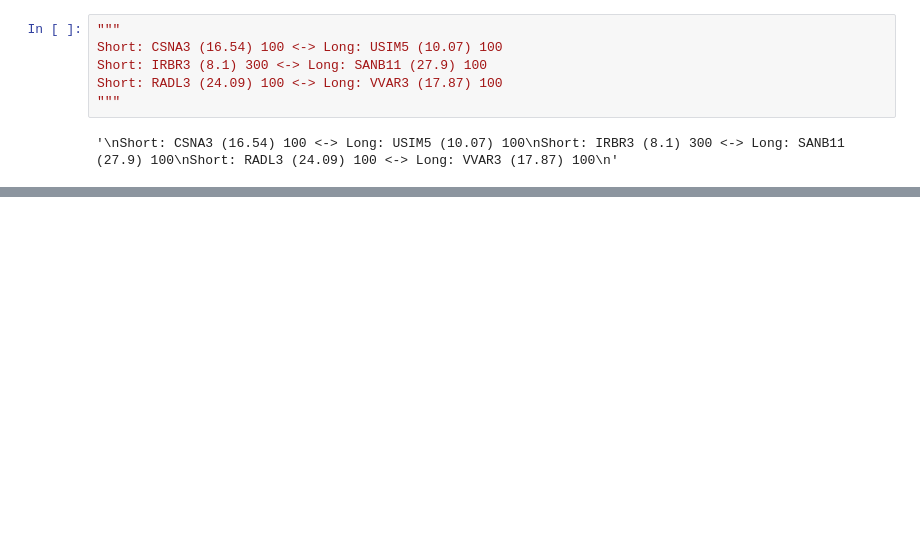
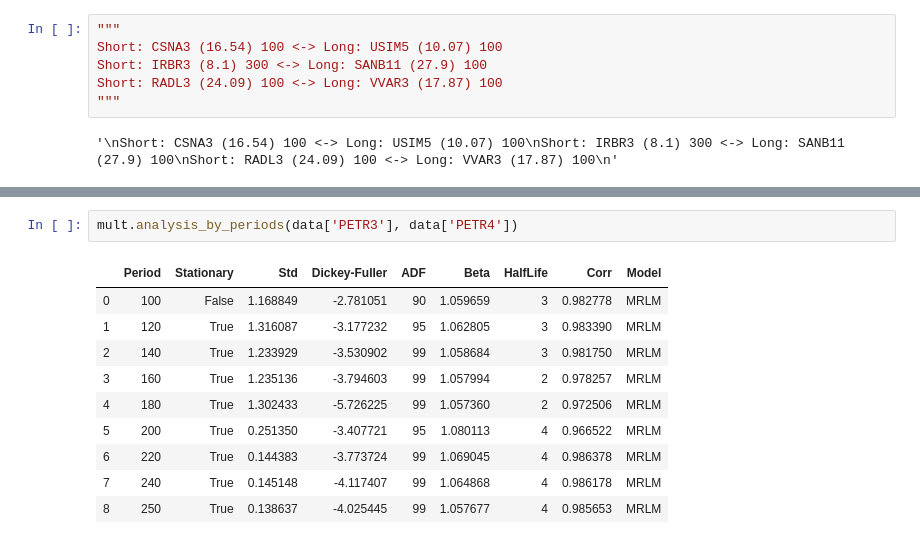
Before and after one commit to andreolvgomes/long-short-by-cointegration, a Jupyter notebook: Analysis-Pairs-Mult.ipynb, the cells around one changed output, grey strips where cells are left out. Cells and saved outputs as stored; diff of their text form; blank space fills up the shorter version.

```diff
--- a/Analysis-Pairs-Mult.ipynb
+++ b/Analysis-Pairs-Mult.ipynb
@@ -174,0 +170,13 @@ Short: RADL3 (24.09) 100 <-> Long: VVAR3 (17.87) 100
+# %%
+mult.analysis_by_periods(data['PETR3'], data['PETR4'])
+# %% [output]
+|  | Period | Stationary | Std | Dickey-Fuller | ADF | Beta | HalfLife | Corr | Model |
+| 0 | 100 | False | 1.168849 | -2.781051 | 90 | 1.059659 | 3 | 0.982778 | MRLM |
+| 1 | 120 | True | 1.316087 | -3.177232 | 95 | 1.062805 | 3 | 0.983390 | MRLM |
+| 2 | 140 | True | 1.233929 | -3.530902 | 99 | 1.058684 | 3 | 0.981750 | MRLM |
+| 3 | 160 | True | 1.235136 | -3.794603 | 99 | 1.057994 | 2 | 0.978257 | MRLM |
+| 4 | 180 | True | 1.302433 | -5.726225 | 99 | 1.057360 | 2 | 0.972506 | MRLM |
+| 5 | 200 | True | 0.251350 | -3.407721 | 95 | 1.080113 | 4 | 0.966522 | MRLM |
+| 6 | 220 | True | 0.144383 | -3.773724 | 99 | 1.069045 | 4 | 0.986378 | MRLM |
+| 7 | 240 | True | 0.145148 | -4.117407 | 99 | 1.064868 | 4 | 0.986178 | MRLM |
+| 8 | 250 | True | 0.138637 | -4.025445 | 99 | 1.057677 | 4 | 0.985653 | MRLM |
```
Also changed, not shown: parts of 7 cells of this notebook, 6 other files.
